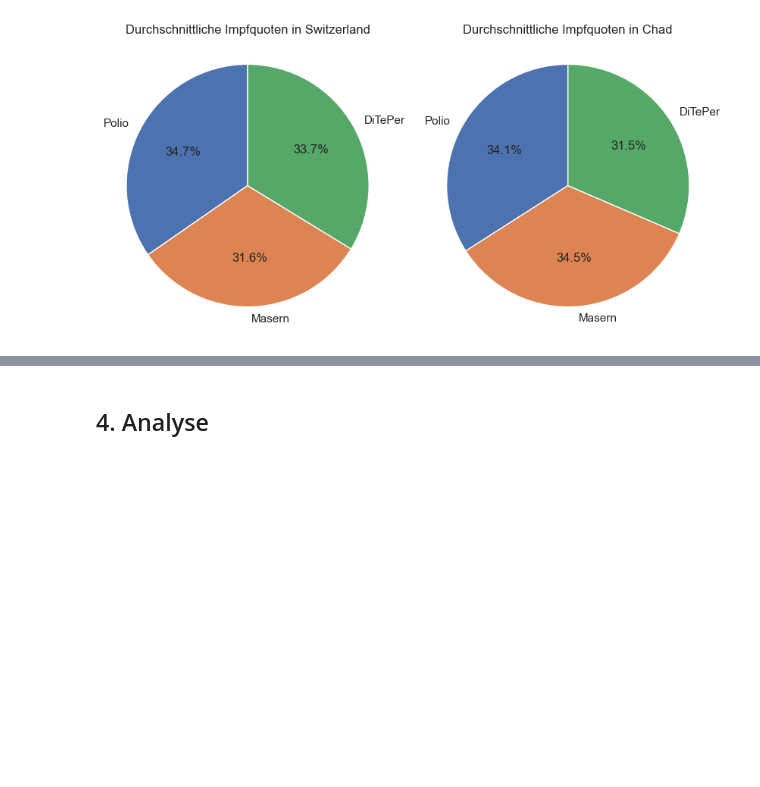
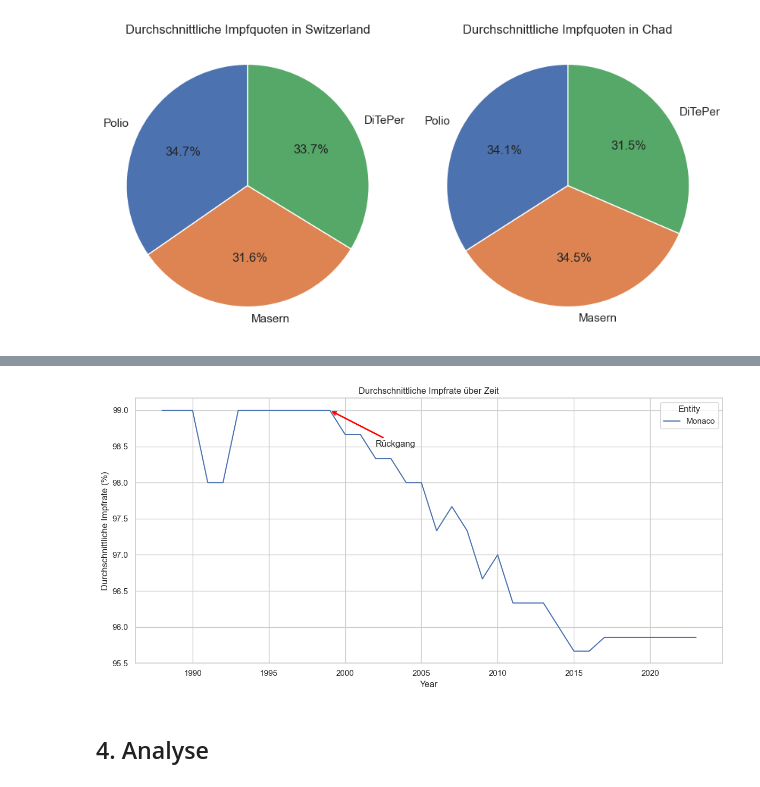
Before and after one commit to gandlea/LN-2-HS2025, a Jupyter notebook: Leistungsnachweis.ipynb, the cells around one changed output, grey strips where cells are left out. Cells and saved outputs as stored; diff of their text form; code cells hidden in the pictures; blank space fills up the shorter version.

```diff
--- a/Leistungsnachweis.ipynb
+++ b/Leistungsnachweis.ipynb
@@ -663,3 +676,27 @@ axes[1].axis("equal")  # runder Kreis
+# %%
+plt.figure(figsize=(12,6))
+sns.lineplot(data=df_avg, x="Year", y="Impfungen Durchschnitt", hue="Entity")
+plt.title("Durchschnittliche Impfrate über Zeit")
+plt.xlabel("Year")
+plt.ylabel("Durchschnittliche Impfrate (%)")
+plt.grid(True)
+
+# ⬇️ Pfeil auf Jahr 1998 bei 99 %
+plt.annotate(
+    "Rückgang",
+    xy=(1999, 99),          # Zielpunkt: (x = Jahr, y = Wert)
+    xytext=(2002, 98.5),    # Position des Textes (ein wenig rechts/oben)
+    arrowprops=dict(
+        arrowstyle="->",
+        color="red",
+        linewidth=2,
+    ),
+)
+
+plt.tight_layout()
+plt.show()
+# %% [output]
+[figure, added]
 # %% [markdown]
 ## 4. Analyse
 # %% [markdown]
```
Also changed, not shown: parts of 3 cells of this notebook.
